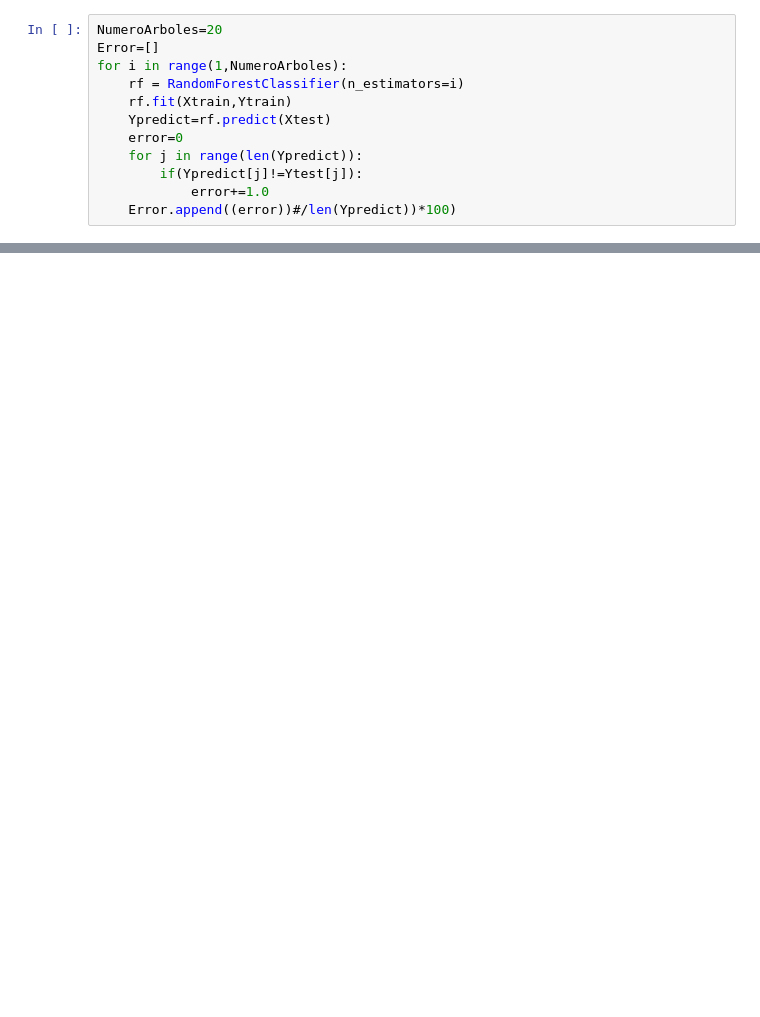
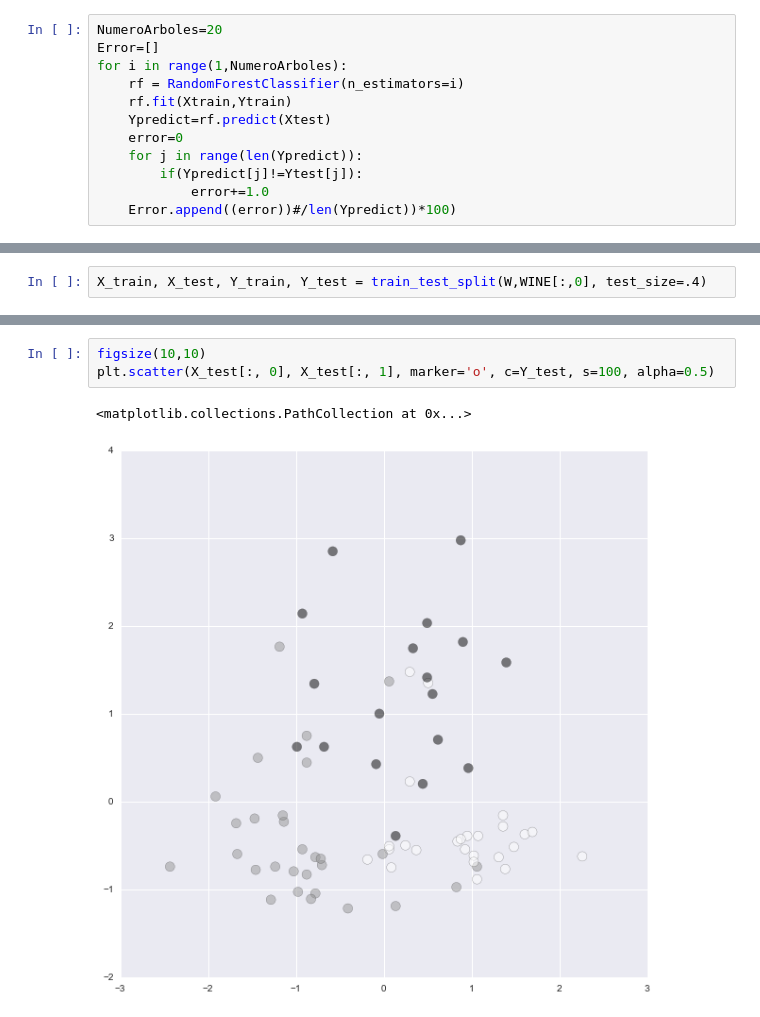
Before and after one commit to daniel-lozano/MCA_Tarea_2, a Jupyter notebook: Punto2.ipynb, the cells around one changed output, grey strips where cells are left out. Drawn from its saved outputs; the diff is of its cells as text; blank space fills up the shorter version.

```diff
--- a/Punto2.ipynb
+++ b/Punto2.ipynb
@@ -320,0 +322,2 @@ Como podemos ver, el numero de arboles en el cúal no hay errores en su mayoria
+# %%
+X_train, X_test, Y_train, Y_test = train_test_split(W,WINE[:,0], test_size=.4)
@@ -320,0 +420,6 @@ Como podemos ver, el numero de arboles en el cúal no hay errores en su mayoria
+# %%
+figsize(10,10)
+plt.scatter(X_test[:, 0], X_test[:, 1], marker='o', c=Y_test, s=100, alpha=0.5)
+# %% [output]
+<matplotlib.collections.PathCollection at 0x...>
+[figure, added]
```
Also changed, not shown: parts of 21 cells of this notebook.
